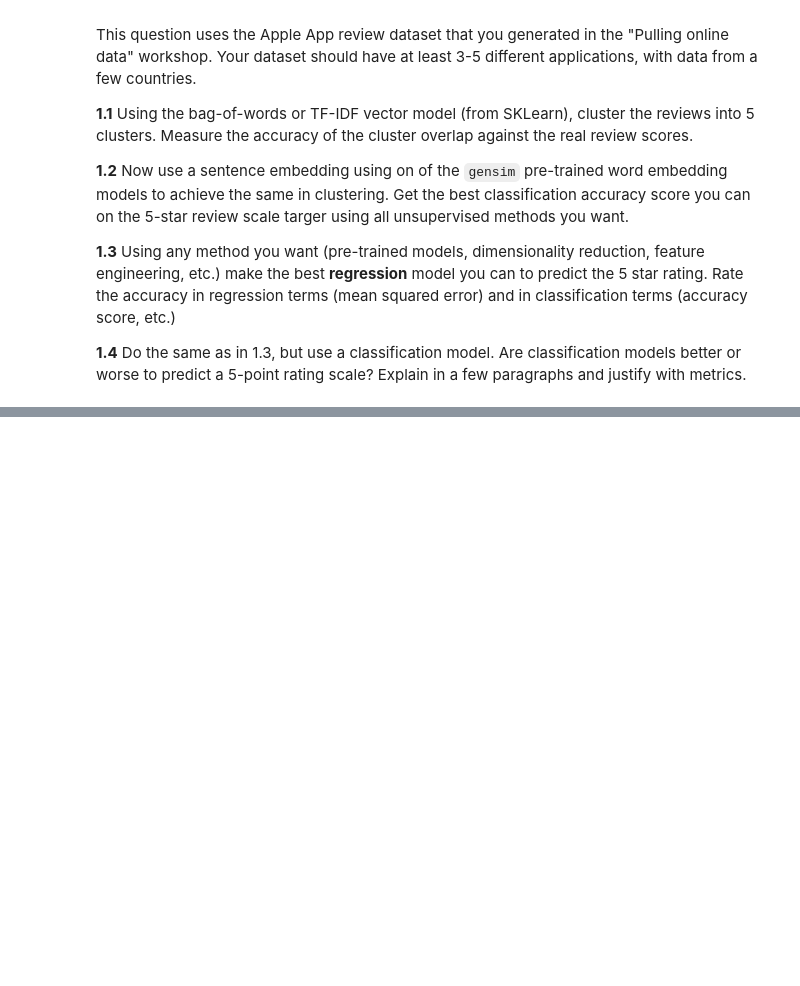
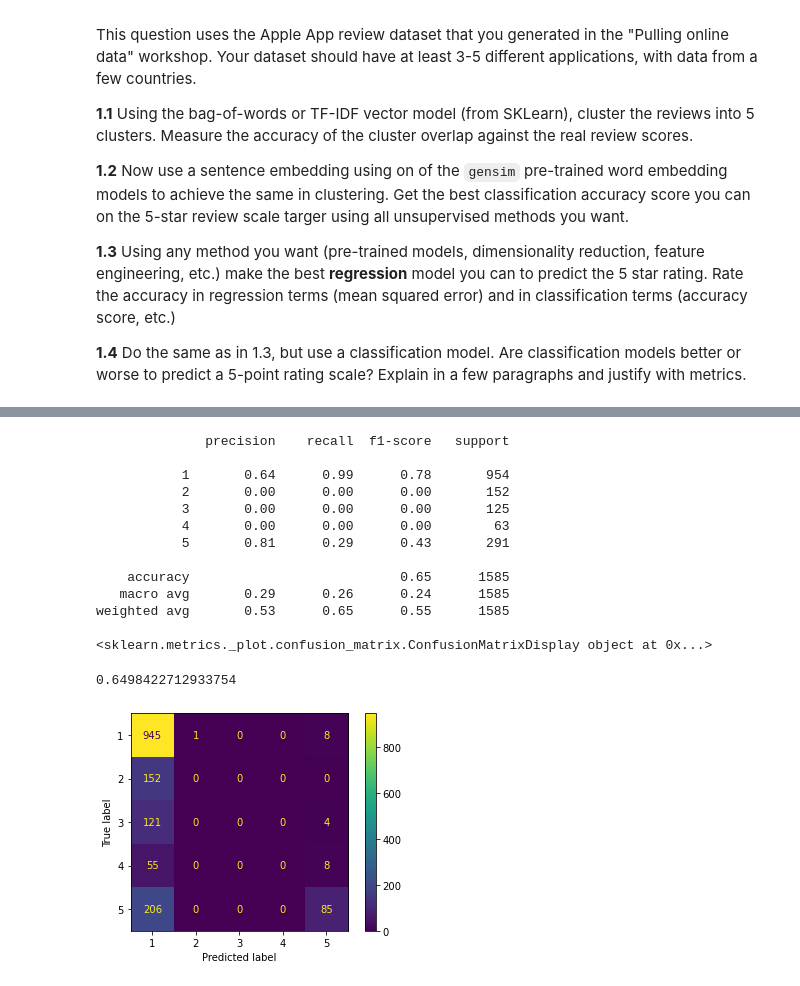
Before and after one commit to cb-ds-1/4-7-nlp, a Jupyter notebook: workshop.ipynb, the cells around one changed output, grey strips where cells are left out. Drawn from its saved outputs; the diff is of its cells as text; code cells hidden in the pictures; blank space fills up the shorter version.

```diff
--- a/workshop.ipynb
+++ b/workshop.ipynb
@@ -14,0 +291,26 @@ This question uses the Apple App review dataset that you generated in the "Pulli
+# %%
+# Model B (MultinomialNB)
+from sklearn.pipeline import Pipeline
+pipe_multi = Pipeline([('tfidf', TfidfVectorizer()), ('multi', MultinomialNB())])
+pipe_multi.fit(X_train, y_train)
+preds_multi = pipe_multi.predict(X_test)
+
+print(classification_report(y_test, preds_multi))
+print(plot_confusion_matrix(pipe_multi, X_test, y_test))
+accuracy_score(y_test, preds_multi)
+# %% [output]
+              precision    recall  f1-score   support
+
+           1       0.64      0.99      0.78       954
+           2       0.00      0.00      0.00       152
+           3       0.00      0.00      0.00       125
+           4       0.00      0.00      0.00        63
+           5       0.81      0.29      0.43       291
+
+    accuracy                           0.65      1585
+   macro avg       0.29      0.26      0.24      1585
+weighted avg       0.53      0.65      0.55      1585
+
+<sklearn.metrics._plot.confusion_matrix.ConfusionMatrixDisplay object at 0x...>
+0.6498422712933754
+[figure, added]
```
Also changed, not shown: parts of 26 cells of this notebook.
